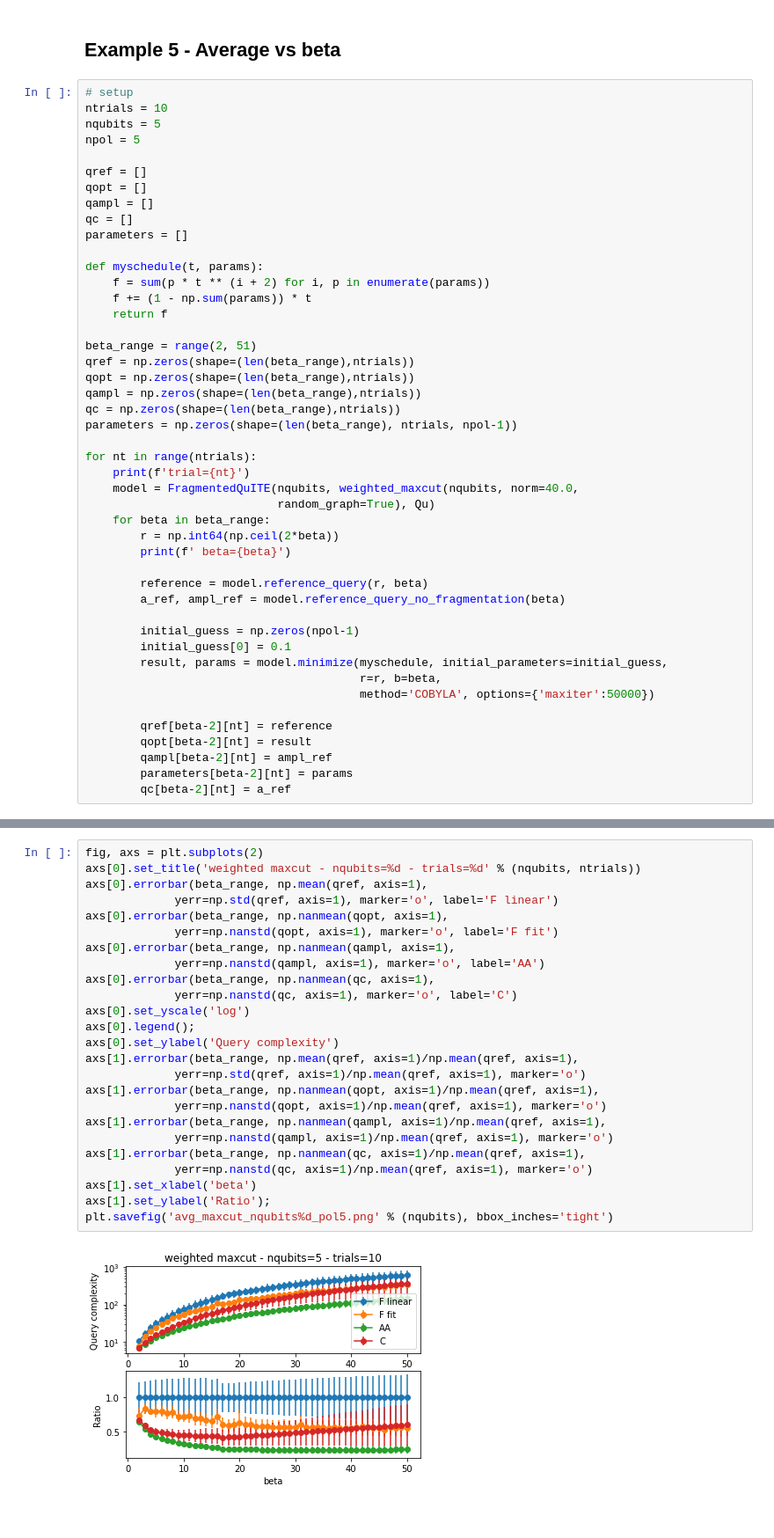
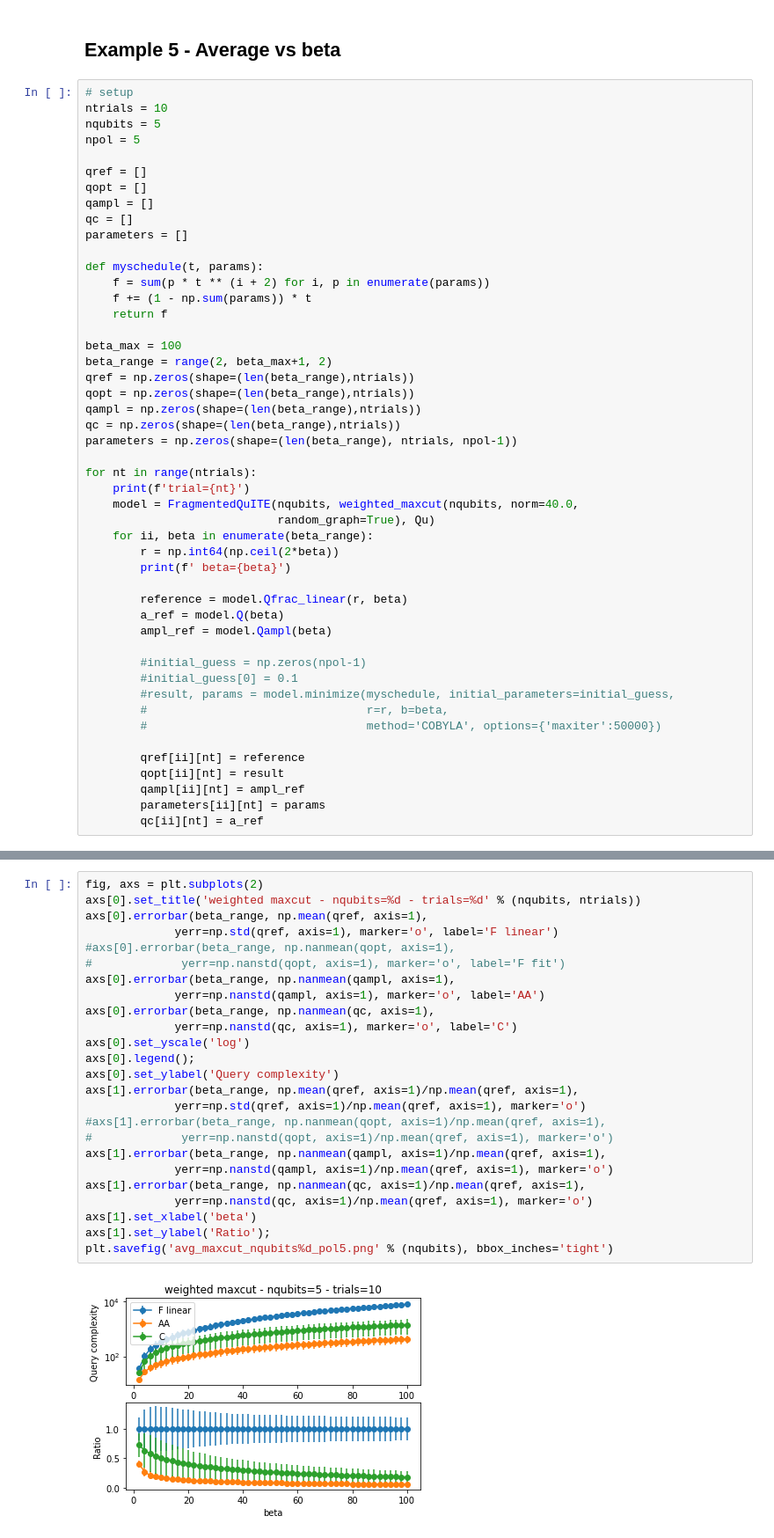
Before and after one commit to scarrazza/QITE, a Jupyter notebook: crosscheck.ipynb, the cells around one changed output, grey strips where cells are left out. Shown at 88% size. Drawn from its saved outputs; the diff is of its cells as text.

```diff
--- a/crosscheck.ipynb
+++ b/crosscheck.ipynb
@@ -503,7 +516,8 @@ def myschedule(t, params):
     f += (1 - np.sum(params)) * t
     return f
 
-beta_range = range(2, 51)
+beta_max = 100
+beta_range = range(2, beta_max+1, 2)
 qref = np.zeros(shape=(len(beta_range),ntrials))
 qopt = np.zeros(shape=(len(beta_range),ntrials))
 qampl = np.zeros(shape=(len(beta_range),ntrials))
@@ -514,24 +528,25 @@ for nt in range(ntrials):
     print(f'trial={nt}')
     model = FragmentedQuITE(nqubits, weighted_maxcut(nqubits, norm=40.0,
                             random_graph=True), Qu)
-    for beta in beta_range:
+    for ii, beta in enumerate(beta_range):
         r = np.int64(np.ceil(2*beta))
         print(f' beta={beta}')
 
-        reference = model.reference_query(r, beta)
-        a_ref, ampl_ref = model.reference_query_no_fragmentation(beta)
+        reference = model.Qfrac_linear(r, beta)
+        a_ref = model.Q(beta)
+        ampl_ref = model.Qampl(beta)
 
-        initial_guess = np.zeros(npol-1)
-        initial_guess[0] = 0.1
-        result, params = model.minimize(myschedule, initial_parameters=initial_guess,
-                                        r=r, b=beta,
-                                        method='COBYLA', options={'maxiter':50000})
+        #initial_guess = np.zeros(npol-1)
+        #initial_guess[0] = 0.1
+        #result, params = model.minimize(myschedule, initial_parameters=initial_guess,
+        #                                r=r, b=beta,
+        #                                method='COBYLA', options={'maxiter':50000})
 
-        qref[beta-2][nt] = reference
-        qopt[beta-2][nt] = result
-        qampl[beta-2][nt] = ampl_ref
-        parameters[beta-2][nt] = params
-        qc[beta-2][nt] = a_ref
+        qref[ii][nt] = reference
+        qopt[ii][nt] = result
+        qampl[ii][nt] = ampl_ref
+        parameters[ii][nt] = params
+        qc[ii][nt] = a_ref
 # %% [output]
 trial=0
  beta=2
@@ -575,27 +568,27 @@ trial=2
 # %%
 fig, axs = plt.subplots(2)
 axs[0].set_title('weighted maxcut - nqubits=%d - trials=%d' % (nqubits, ntrials))
 axs[0].errorbar(beta_range, np.mean(qref, axis=1),
              yerr=np.std(qref, axis=1), marker='o', label='F linear')
-axs[0].errorbar(beta_range, np.nanmean(qopt, axis=1),
-             yerr=np.nanstd(qopt, axis=1), marker='o', label='F fit')
+#axs[0].errorbar(beta_range, np.nanmean(qopt, axis=1),
+#             yerr=np.nanstd(qopt, axis=1), marker='o', label='F fit')
 axs[0].errorbar(beta_range, np.nanmean(qampl, axis=1),
              yerr=np.nanstd(qampl, axis=1), marker='o', label='AA')
 axs[0].errorbar(beta_range, np.nanmean(qc, axis=1),
              yerr=np.nanstd(qc, axis=1), marker='o', label='C')
 axs[0].set_yscale('log')
 axs[0].legend();
 axs[0].set_ylabel('Query complexity')
 axs[1].errorbar(beta_range, np.mean(qref, axis=1)/np.mean(qref, axis=1),
              yerr=np.std(qref, axis=1)/np.mean(qref, axis=1), marker='o')
-axs[1].errorbar(beta_range, np.nanmean(qopt, axis=1)/np.mean(qref, axis=1),
-             yerr=np.nanstd(qopt, axis=1)/np.mean(qref, axis=1), marker='o')
+#axs[1].errorbar(beta_range, np.nanmean(qopt, axis=1)/np.mean(qref, axis=1),
+#             yerr=np.nanstd(qopt, axis=1)/np.mean(qref, axis=1), marker='o')
 axs[1].errorbar(beta_range, np.nanmean(qampl, axis=1)/np.mean(qref, axis=1),
              yerr=np.nanstd(qampl, axis=1)/np.mean(qref, axis=1), marker='o')
 axs[1].errorbar(beta_range, np.nanmean(qc, axis=1)/np.mean(qref, axis=1),
              yerr=np.nanstd(qc, axis=1)/np.mean(qref, axis=1), marker='o')
 axs[1].set_xlabel('beta')
 axs[1].set_ylabel('Ratio');
 plt.savefig('avg_maxcut_nqubits%d_pol5.png' % (nqubits), bbox_inches='tight')
 # %% [output]
-[figure, old version]
+[figure, new version]
```
Also changed, not shown: parts of 2 cells of this notebook.
